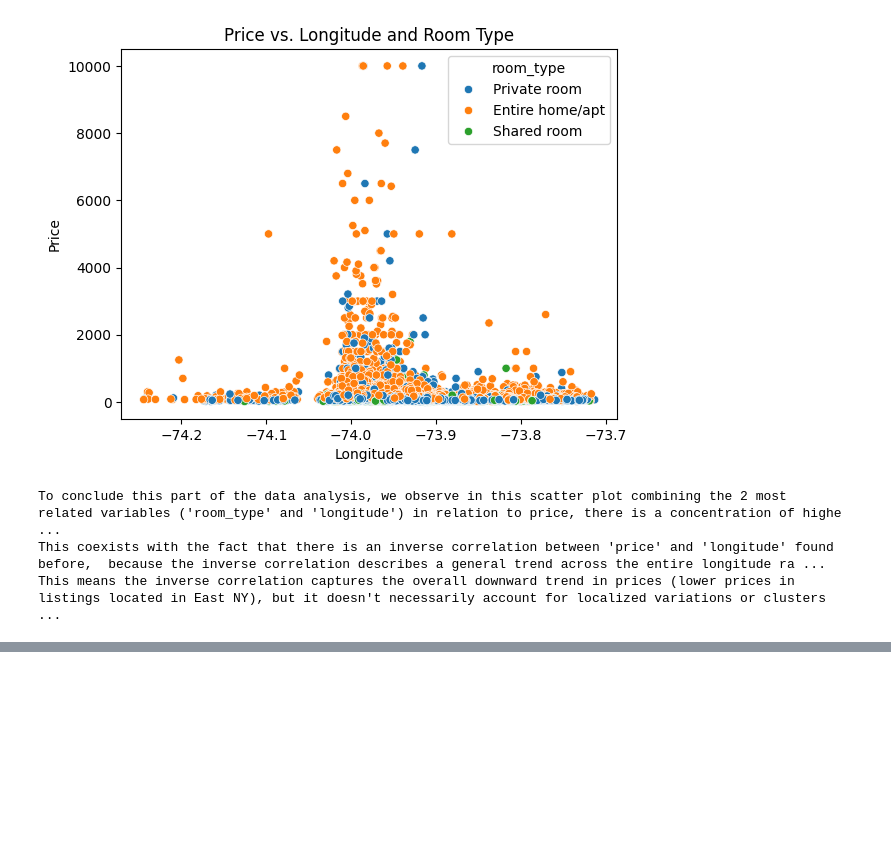
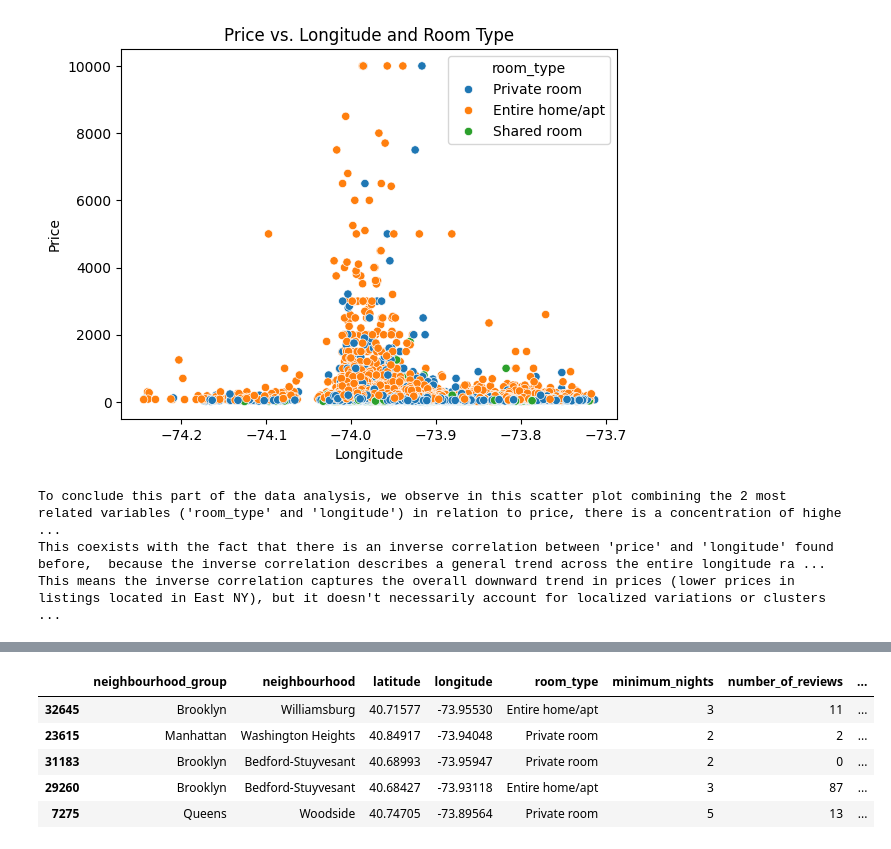
Before and after one commit to 4GeeksAcademy/Data_Preprocessing_Project_TutorialDianaM, a Jupyter notebook: src/explore.ipynb, the cells around one changed output, grey strips where cells are left out. Drawn from its saved outputs; the diff is of its cells as text; code cells hidden in the pictures; blank space fills up the shorter version.

```diff
--- a/src/explore.ipynb
+++ b/src/explore.ipynb
@@ -975,0 +985,17 @@ This means the inverse correlation captures the overall downward trend in prices
+# %%
+#STEP 9) Scaling: data split
+
+
+X = df.drop("price", axis = 1)
+y = df["price"]
+
+X_train, X_test, y_train, y_test = train_test_split(X, y, test_size = 0.2, random_state = 42)
+
+X_train.head()
+# %% [output]
+|  | neighbourhood_group | neighbourhood | latitude | longitude | room_type | minimum_nights | number_of_reviews | ... |
+| 32645 | Brooklyn | Williamsburg | 40.71577 | -73.95530 | Entire home/apt | 3 | 11 | ... |
+| 23615 | Manhattan | Washington Heights | 40.84917 | -73.94048 | Private room | 2 | 2 | ... |
+| 31183 | Brooklyn | Bedford-Stuyvesant | 40.68993 | -73.95947 | Private room | 2 | 0 | ... |
+| 29260 | Brooklyn | Bedford-Stuyvesant | 40.68427 | -73.93118 | Entire home/apt | 3 | 87 | ... |
+| 7275 | Queens | Woodside | 40.74705 | -73.89564 | Private room | 5 | 13 | ... |
```
Also changed, not shown: parts of 3 cells of this notebook.
